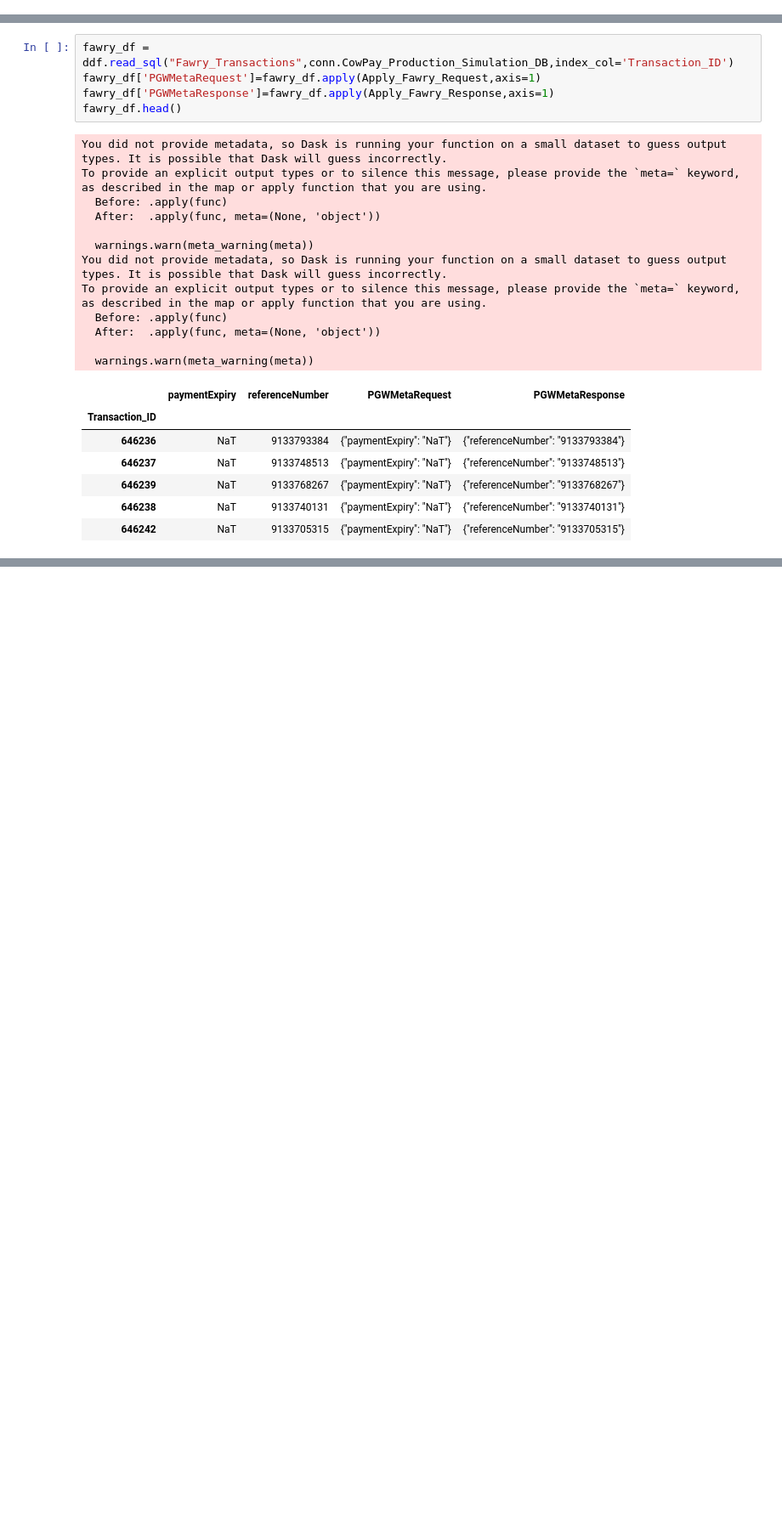
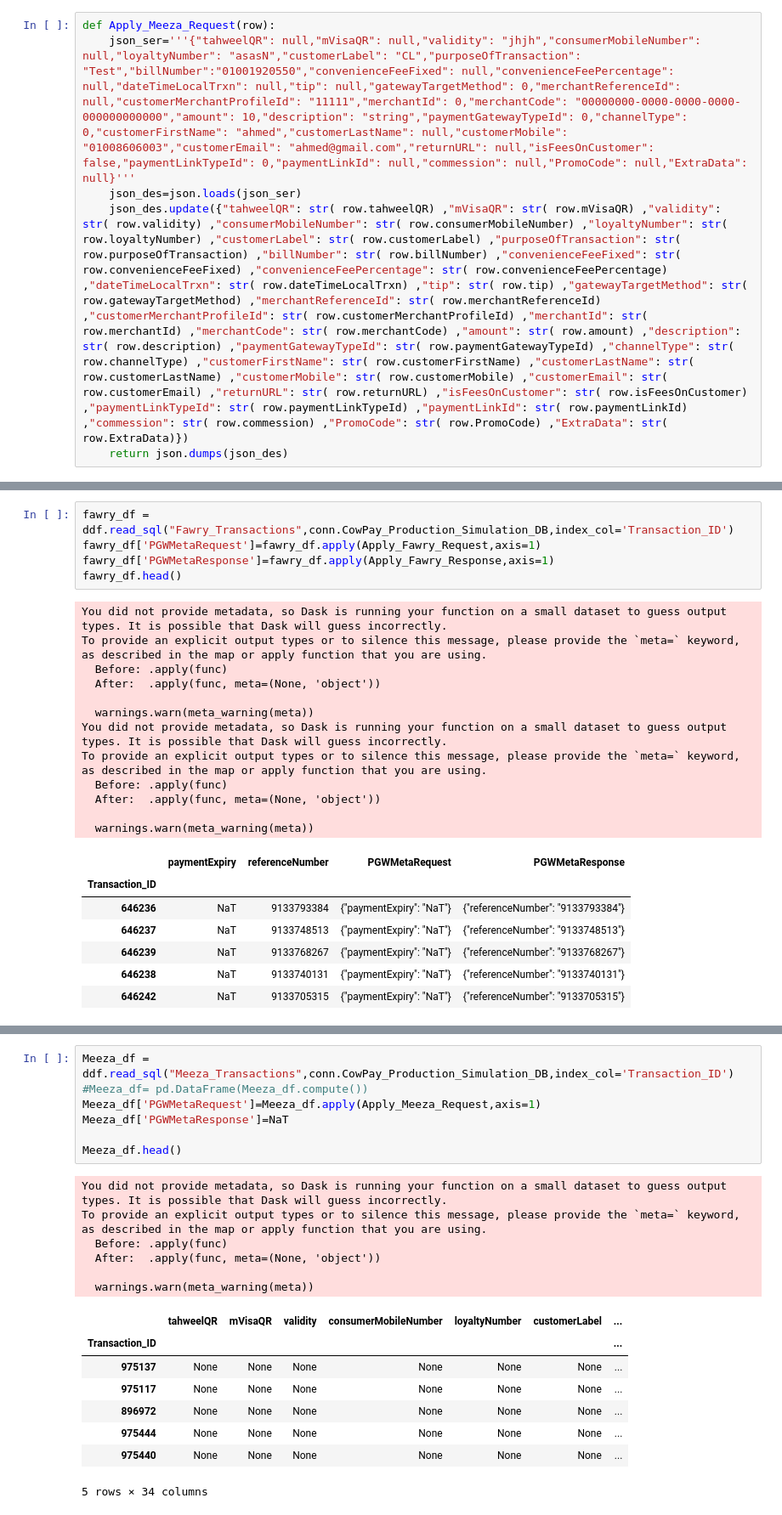
Before and after one commit to heshamh96/CowPay_Migration, a Jupyter notebook: Python_Scripts/OrderTransactions_jsons.ipynb, the cells around one changed output, grey strips where cells are left out. Shown at 85% size. Saved outputs shown, nothing was run; the diff lists cells and outputs as text; blank space fills up the shorter version.

```diff
--- a/Python_Scripts/OrderTransactions_jsons.ipynb
+++ b/Python_Scripts/OrderTransactions_jsons.ipynb
@@ -37 +38,7 @@ def Apply_Akurateko_Request(row):
+# %%
+def Apply_Meeza_Request(row):
+    json_ser='''{"tahweelQR": null,"mVisaQR": null,"validity": "jhjh","consumerMobileNumber": null,"loyaltyNumber": "asasN","customerLabel": "CL","purposeOfTransaction": "Test","billNumber":"01001920550","convenienceFeeFixed": null,"convenienceFeePercentage": null,"dateTimeLocalTrxn": null,"tip": null,"gatewayTargetMethod": 0,"merchantReferenceId": null,"customerMerchantProfileId": "11111","merchantId": 0,"merchantCode": "00000000-0000-0000-0000-000000000000","amount": 10,"description": "string","paymentGatewayTypeId": 0,"channelType": 0,"customerFirstName": "ahmed","customerLastName": null,"customerMobile": "01008606003","customerEmail": "ahmed@gmail.com","returnURL": null,"isFeesOnCustomer": false,"paymentLinkTypeId": 0,"paymentLinkId": null,"commession": null,"PromoCode": null,"ExtraData": null}'''
+    json_des=json.loads(json_ser)
+    json_des.update({"tahweelQR": str( row.tahweelQR) ,"mVisaQR": str( row.mVisaQR) ,"validity": str( row.validity) ,"consumerMobileNumber": str( row.consumerMobileNumber) ,"loyaltyNumber": str( row.loyaltyNumber) ,"customerLabel": str( row.customerLabel) ,"purposeOfTransaction": str( row.purposeOfTransaction) ,"billNumber": str( row.billNumber) ,"convenienceFeeFixed": str( row.convenienceFeeFixed) ,"convenienceFeePercentage": str( row.convenienceFeePercentage) ,"dateTimeLocalTrxn": str( row.dateTimeLocalTrxn) ,"tip": str( row.tip) ,"gatewayTargetMethod": str( row.gatewayTargetMethod) ,"merchantReferenceId": str( row.merchantReferenceId) ,"customerMerchantProfileId": str( row.customerMerchantProfileId) ,"merchantId": str( row.merchantId) ,"merchantCode": str( row.merchantCode) ,"amount": str( row.amount) ,"description": str( row.description) ,"paymentGatewayTypeId": str( row.paymentGatewayTypeId) ,"channelType": str( row.channelType) ,"customerFirstName": str( row.customerFirstName) ,"customerLastName": str( row.customerLastName) ,"customerMobile": str( row.customerMobile) ,"customerEmail": str( row.customerEmail) ,"returnURL": str( row.returnURL) ,"isFeesOnCustomer": str( row.isFeesOnCustomer) ,"paymentLinkTypeId": str( row.paymentLinkTypeId) ,"paymentLinkId": str( row.paymentLinkId) ,"commession": str( row.commession) ,"PromoCode": str( row.PromoCode) ,"ExtraData": str( row.ExtraData)})
+    return json.dumps(json_des)
 # %%
@@ -114,0 +123,22 @@ Akurateko_df.head()
+# %%
+Meeza_df = ddf.read_sql("Meeza_Transactions",conn.CowPay_Production_Simulation_DB,index_col='Transaction_ID')
+#Meeza_df= pd.DataFrame(Meeza_df.compute())
+Meeza_df['PGWMetaRequest']=Meeza_df.apply(Apply_Meeza_Request,axis=1)
+Meeza_df['PGWMetaResponse']=NaT
+
+Meeza_df.head()
+# %% [output]
+You did not provide metadata, so Dask is running your function on a small dataset to guess output types. It is possible that Dask will guess incorrectly.
+To provide an explicit output types or to silence this message, please provide the `meta=` keyword, as described in the map or apply function that you are using.
+  Before: .apply(func)
+  After:  .apply(func, meta=(None, 'object'))
+
+  warnings.warn(meta_warning(meta))
+|  | tahweelQR | mVisaQR | validity | consumerMobileNumber | loyaltyNumber | customerLabel | ... |
+| Transaction_ID |  |  |  |  |  |  | ... |
+| 975137 | None | None | None | None | None | None | ... |
+| 975117 | None | None | None | None | None | None | ... |
+| 896972 | None | None | None | None | None | None | ... |
+| 975444 | None | None | None | None | None | None | ... |
+| 975440 | None | None | None | None | None | None | ... |
+5 rows × 34 columns
```
Also changed, not shown: parts of 12 cells of this notebook, 2 other files.
